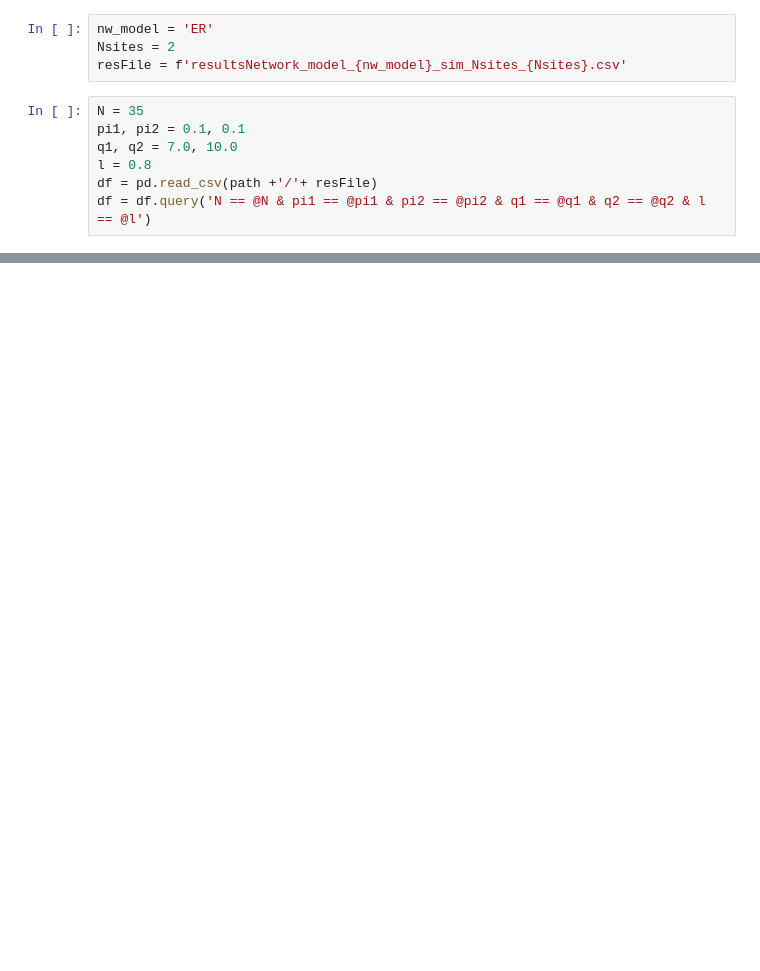
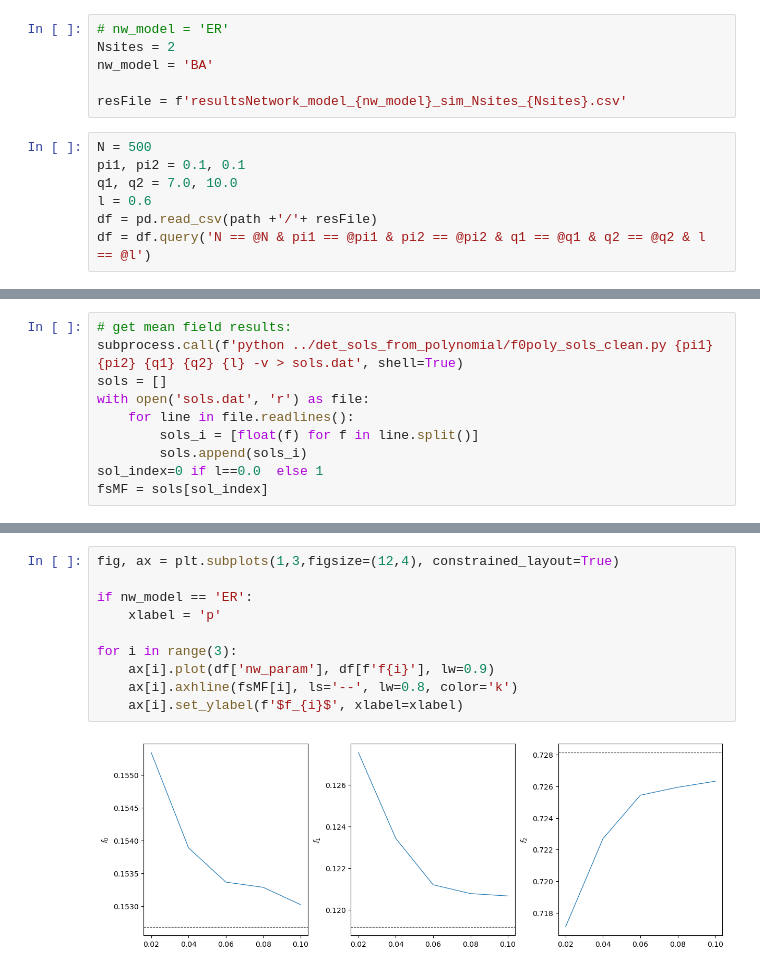
Before and after one commit to dmarchp/TFM_code, a Jupyter notebook: network_models_sim_params/analysis.ipynb, the cells around one changed output, grey strips where cells are left out. Drawn from its saved outputs; the diff is of its cells as text; blank space fills up the shorter version.

```diff
--- a/network_models_sim_params/analysis.ipynb
+++ b/network_models_sim_params/analysis.ipynb
@@ -13,14 +14,16 @@ if os.path.exists(extSSDpath):
 else:
     path = '/results'
 # %%
-nw_model = 'ER'
+# nw_model = 'ER'
 Nsites = 2
+nw_model = 'BA'
+
 resFile = f'resultsNetwork_model_{nw_model}_sim_Nsites_{Nsites}.csv'
 # %%
-N = 35
+N = 500
 pi1, pi2 = 0.1, 0.1
 q1, q2 = 7.0, 10.0
-l = 0.8
+l = 0.6
 df = pd.read_csv(path +'/'+ resFile)
 df = df.query('N == @N & pi1 == @pi1 & pi2 == @pi2 & q1 == @q1 & q2 == @q2 & l == @l')
 # %%
@@ -44,0 +34,10 @@ ax[2].plot(df['nw_param'], df['f2'], lw=0.8)
+# %%
+# get mean field results:
+subprocess.call(f'python ../det_sols_from_polynomial/f0poly_sols_clean.py {pi1} {pi2} {q1} {q2} {l} -v > sols.dat', shell=True)
+sols = []
+with open('sols.dat', 'r') as file:
+    for line in file.readlines():
+        sols_i = [float(f) for f in line.split()]
+        sols.append(sols_i)
+sol_index=0 if l==0.0  else 1
+fsMF = sols[sol_index]
@@ -44,0 +53,12 @@ ax[2].plot(df['nw_param'], df['f2'], lw=0.8)
+# %%
+fig, ax = plt.subplots(1,3,figsize=(12,4), constrained_layout=True)
+
+if nw_model == 'ER':
+    xlabel = 'p'
+
+for i in range(3):
+    ax[i].plot(df['nw_param'], df[f'f{i}'], lw=0.9)
+    ax[i].axhline(fsMF[i], ls='--', lw=0.8, color='k')
+    ax[i].set_ylabel(f'$f_{i}$', xlabel=xlabel)
+# %% [output]
+[figure, added]
```
Also changed, not shown: parts of 4 cells of this notebook, 17 other files.
